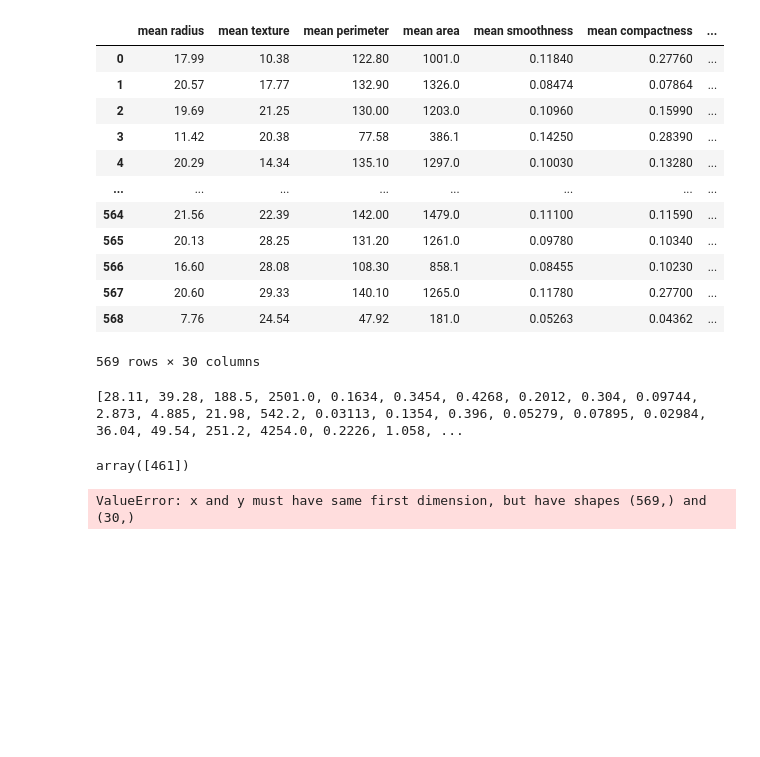
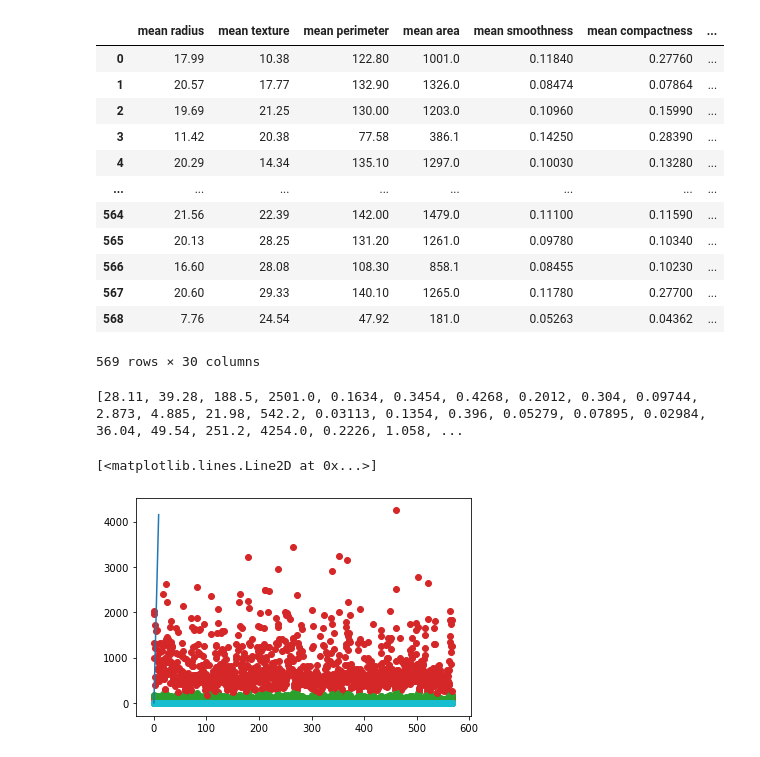
Before and after one commit to nmannan97/CMPE257_HW4, a Jupyter notebook: hw4.ipynb, the cells around one changed output. Cells and saved outputs as stored; diff of their text form; code cells hidden in the pictures; blank space fills up the shorter version.

```diff
--- a/hw4.ipynb
+++ b/hw4.ipynb
@@ -138,14 +138,19 @@ for i, j in df_bc.iteritems():
     values.append(df_bc[i].max())
 #values.append(df_bc.max(axis = 0,numeric_only = False))
 print(values)
-clf.predict([values])
+arr = clf.predict([values])
 # %% [output]
 [28.11, 39.28, 188.5, 2501.0, 0.1634, 0.3454, 0.4268, 0.2012, 0.304, 0.09744, 2.873, 4.885, 21.98, 542.2, 0.03113, 0.1354, 0.396, 0.05279, 0.07895, 0.02984, 36.04, 49.54, 251.2, 4254.0, 0.2226, 1.058, ...
-array([461])
 # %%
 import matplotlib.pyplot as plt
-# %%
-plt.scatter(x, df_bc['mean radius'])
-plt.plot(x,values)
-# %% [output]
-ValueError: x and y must have same first dimension, but have shapes (569,) and (30,)
+# %%
+# Shows the best way to cut all the data is with a straight line.
+for i,j in df_bc.iteritems():
+    plt.scatter(x, df_bc[i])
+val = []
+for i in range(len(x)):
+    val.append(arr*i)
+plt.plot(x[:10], val[:10])
+# %% [output]
+[<matplotlib.lines.Line2D at 0x...>]
+[figure, added]
```
